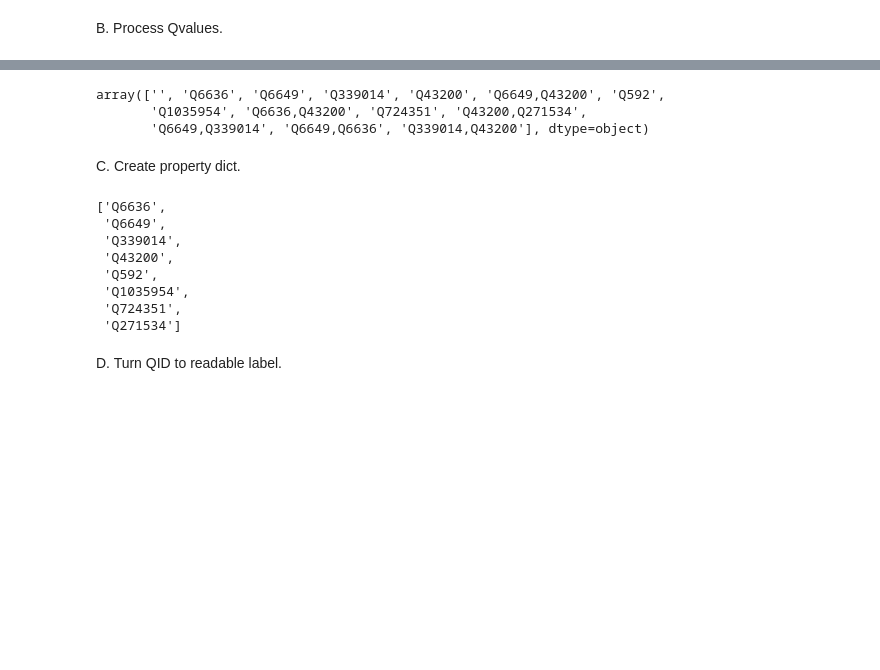
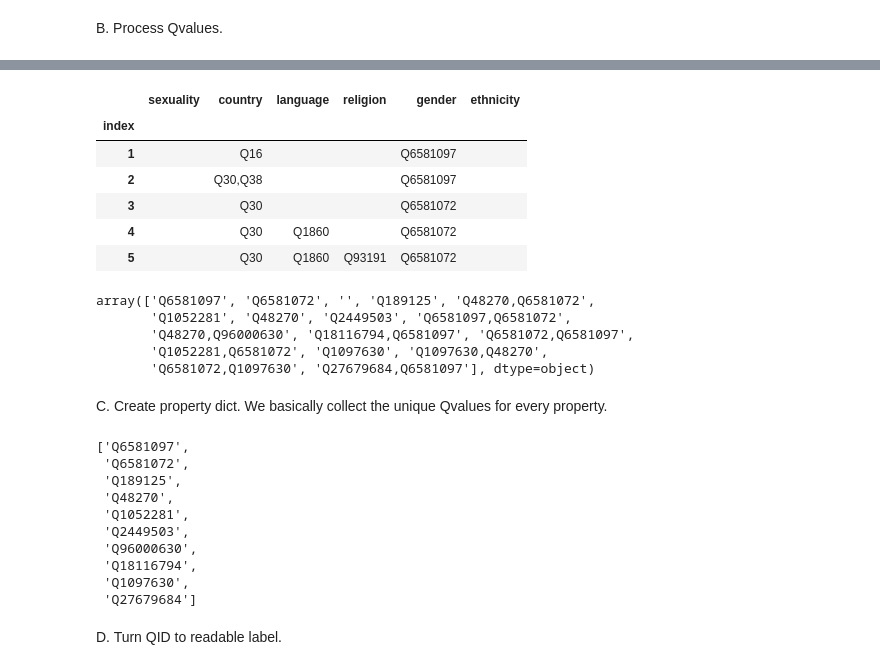
Before and after one commit to SavvinaDaniil/EnrichBookCrossing, a Jupyter notebook: Data Enrichment Process.ipynb, the cells around one changed output, grey strips where cells are left out. Saved outputs shown, nothing was run; the diff lists cells and outputs as text; code cells hidden in the pictures; blank space fills up the shorter version.

```diff
--- a/Data Enrichment Process.ipynb
+++ b/Data Enrichment Process.ipynb
@@ -948,11 +960,23 @@ ethnicity
+# %%
+unique_authors[relevant_columns].head()
+# %% [output]
+|  | sexuality | country | language | religion | gender | ethnicity |
+| index |  |  |  |  |  |  |
+| 1 |  | Q16 |  |  | Q6581097 |  |
+| 2 |  | Q30,Q38 |  |  | Q6581097 |  |
+| 3 |  | Q30 |  |  | Q6581072 |  |
+| 4 |  | Q30 | Q1860 |  | Q6581072 |  |
+| 5 |  | Q30 | Q1860 | Q93191 | Q6581072 |  |
 # %%
-unique_authors.sexuality.unique()
+unique_authors.gender.unique() # example of how the values look like now
 # %% [output]
-array(['', 'Q6636', 'Q6649', 'Q339014', 'Q43200', 'Q6649,Q43200', 'Q592',
-       'Q1035954', 'Q6636,Q43200', 'Q724351', 'Q43200,Q271534',
-       'Q6649,Q339014', 'Q6649,Q6636', 'Q339014,Q43200'], dtype=object)
+array(['Q6581097', 'Q6581072', '', 'Q189125', 'Q48270,Q6581072',
+       'Q1052281', 'Q48270', 'Q2449503', 'Q6581097,Q6581072',
+       'Q48270,Q96000630', 'Q18116794,Q6581097', 'Q6581072,Q6581097',
+       'Q1052281,Q6581072', 'Q1097630', 'Q1097630,Q48270',
+       'Q6581072,Q1097630', 'Q27679684,Q6581097'], dtype=object)
 # %% [markdown]
-C. Create property dict.
+C. Create property dict. We basically collect the unique Qvalues for every property.
 # %%
 property_labels = {}
 for col in relevant_columns:
@@ -965,16 +989,18 @@ for col in relevant_columns:
                 if val not in property_labels[col]:
                     property_labels[col].append(val)
 # %%
-property_labels["sexuality"]
+property_labels["gender"] # example
 # %% [output]
-['Q6636',
- 'Q6649',
- 'Q339014',
- 'Q43200',
- 'Q592',
- 'Q1035954',
- 'Q724351',
- 'Q271534']
+['Q6581097',
+ 'Q6581072',
+ 'Q189125',
+ 'Q48270',
+ 'Q1052281',
+ 'Q2449503',
+ 'Q96000630',
+ 'Q18116794',
+ 'Q1097630',
+ 'Q27679684']
 # %% [markdown]
 D. Turn QID to readable label.
 # %%
```
Also changed, not shown: parts of 49 cells of this notebook.
